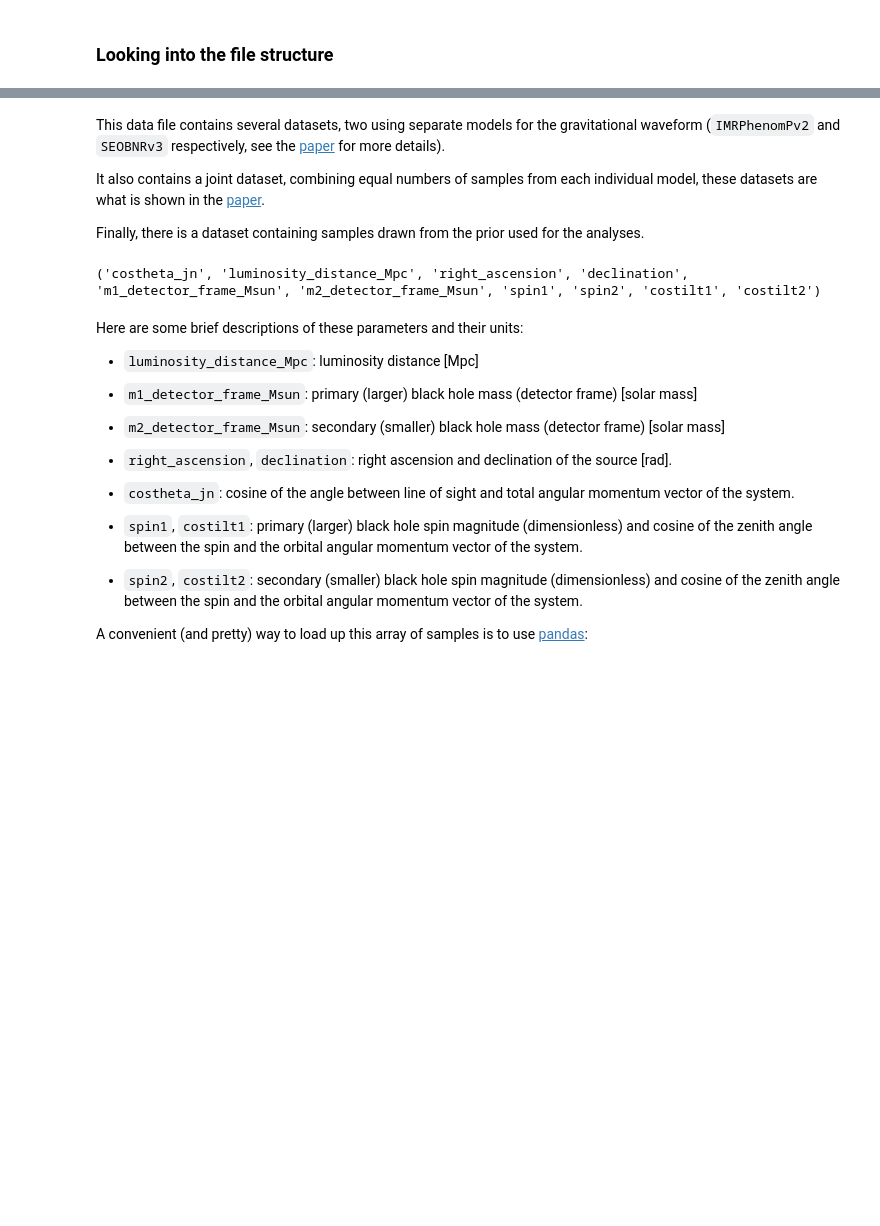
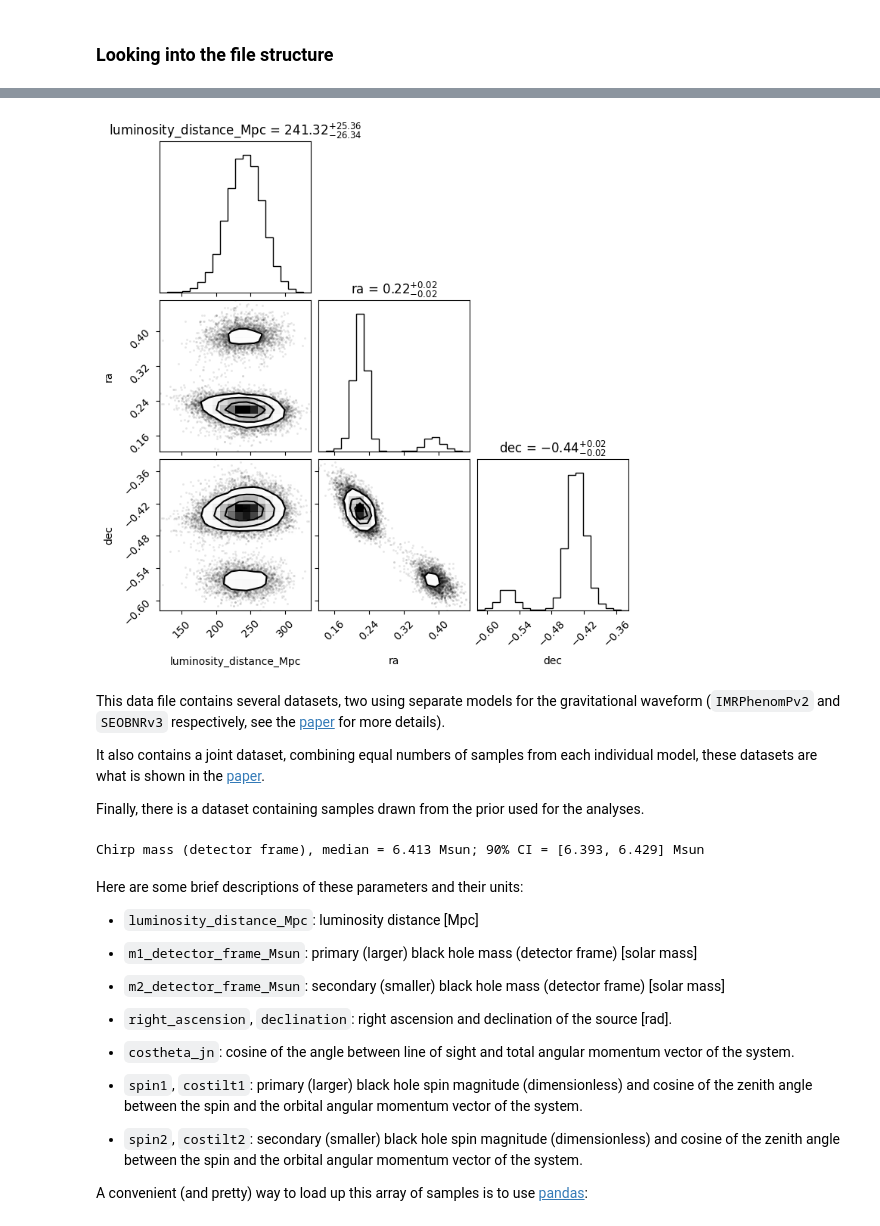
Before and after one commit to saatour/GW170817, a Jupyter notebook: GW190817_Corners.ipynb, the cells around one changed output, grey strips where cells are left out. Cells and saved outputs as stored; diff of their text form; code cells hidden in the pictures; blank space fills up the shorter version.

```diff
--- a/GW190817_Corners.ipynb
+++ b/GW190817_Corners.ipynb
@@ -53,13 +120,36 @@ This file contains four datasets:  <KeysViewHDF5 ['IMRPhenomPv2_posterior', 'Ove
+# %%
+import corner, matplotlib.pyplot as plt
+
+cols = [c for c in [
+    "luminosity_distance_Mpc","ra","dec"
+] if c in samples.columns]
+
+if len(cols) >= 2:
+    fig = corner.corner(samples[cols].values, labels=cols, show_titles=True)
+    plt.show()
+else:
+    print("Not enough overlapping parameters for a corner plot. Found:", cols)
+# %% [output]
+[figure, added]
 # %% [markdown]
 This data file contains several datasets, two using separate models for the gravitational waveform (`IMRPhenomPv2` and `SEOBNRv3` respectively, see the [paper](https://arxiv.org/abs/1811.12907) for more details).
 
 It also contains a joint dataset, combining equal numbers of samples from each individual model, these datasets are what is shown in the [paper](https://arxiv.org/abs/1811.12907).
 
 Finally, there is a dataset containing samples drawn from the prior used for the analyses.
-# %%
-print(posterior['Overall_posterior'].dtype.names)
-# %% [output]
-('costheta_jn', 'luminosity_distance_Mpc', 'right_ascension', 'declination', 'm1_detector_frame_Msun', 'm2_detector_frame_Msun', 'spin1', 'spin2', 'costilt1', 'costilt2')
+# %%
+m1 = samples.get("m1_detector_frame_Msun")
+m2 = samples.get("m2_detector_frame_Msun")
+
+if m1 is not None and m2 is not None:
+    mchirp = ((m1 * m2)**(3.0/5.0)) / ((m1 + m2)**(1.0/5.0))
+    def p(x): return np.percentile(mchirp, [5, 50, 95])
+    lo, med, hi = p(mchirp)
+    print(f"Chirp mass (detector frame), median = {med:.3f} Msun; 90% CI = [{lo:.3f}, {hi:.3f}] Msun")
+else:
+    print("m1/m2 missing — skipping chirp mass.")
+# %% [output]
+Chirp mass (detector frame), median = 6.413 Msun; 90% CI = [6.393, 6.429] Msun
 # %% [markdown]
 Here are some brief descriptions of these parameters and their units:
 
```
Also changed, not shown: parts of 31 cells of this notebook.
